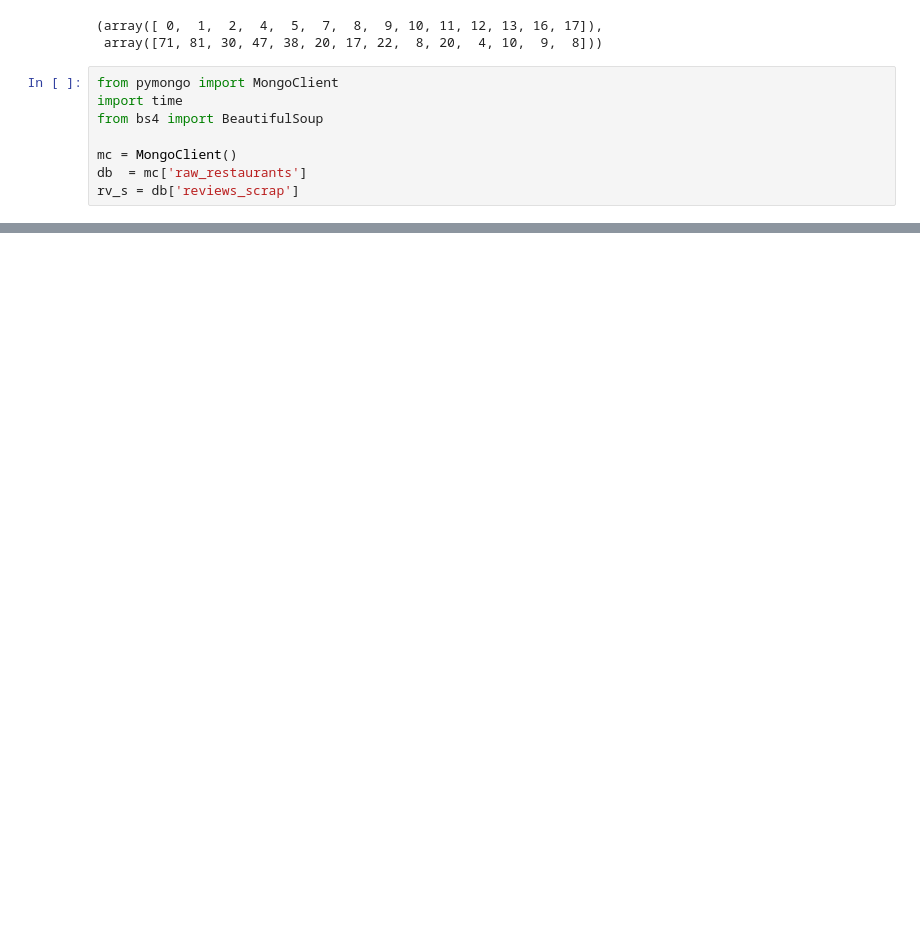
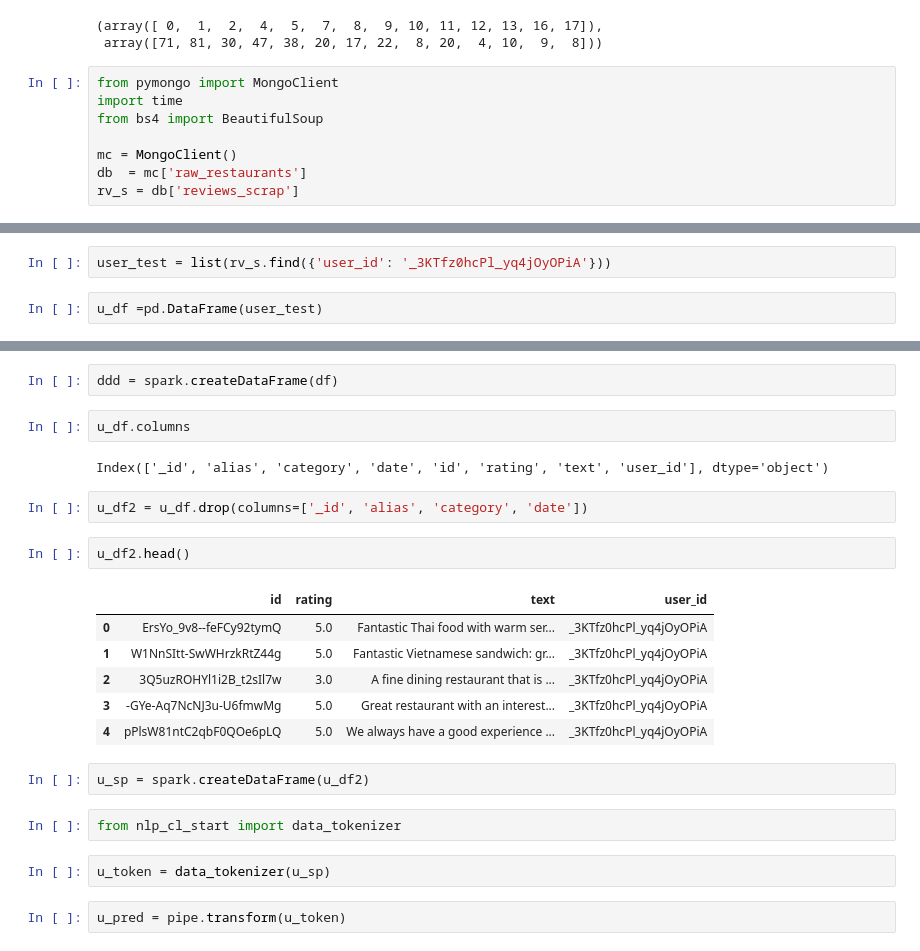
Before and after one commit to Myau5x/anti-recommender, a Jupyter notebook: proof_of_concept.ipynb, the cells around one changed output, grey strips where cells are left out. Drawn from its saved outputs; the diff is of its cells as text; blank space fills up the shorter version.

```diff
--- a/proof_of_concept.ipynb
+++ b/proof_of_concept.ipynb
@@ -65,0 +55,4 @@ rv_s.find()
+# %%
+user_test = list(rv_s.find({'user_id': '_3KTfz0hcPl_yq4jOyOPiA'}))
+# %%
+u_df =pd.DataFrame(user_test)
@@ -65,0 +68,25 @@ rv_s.find()
+# %%
+ddd = spark.createDataFrame(df)
+# %%
+u_df.columns
+# %% [output]
+Index(['_id', 'alias', 'category', 'date', 'id', 'rating', 'text', 'user_id'], dtype='object')
+# %%
+u_df2 = u_df.drop(columns=['_id', 'alias', 'category', 'date'])
+# %%
+u_df2.head()
+# %% [output]
+|  | id | rating | text | user_id |
+| 0 | ErsYo_9v8--feFCy92tymQ | 5.0 | Fantastic Thai food with warm ser... | _3KTfz0hcPl_yq4jOyOPiA |
+| 1 | W1NnSItt-SwWHrzkRtZ44g | 5.0 | Fantastic Vietnamese sandwich: gr... | _3KTfz0hcPl_yq4jOyOPiA |
+| 2 | 3Q5uzROHYl1i2B_t2sIl7w | 3.0 | A fine dining restaurant that is ... | _3KTfz0hcPl_yq4jOyOPiA |
+| 3 | -GYe-Aq7NcNJ3u-U6fmwMg | 5.0 | Great restaurant with an interest... | _3KTfz0hcPl_yq4jOyOPiA |
+| 4 | pPlsW81ntC2qbF0QOe6pLQ | 5.0 | We always have a good experience ... | _3KTfz0hcPl_yq4jOyOPiA |
+# %%
+u_sp = spark.createDataFrame(u_df2)
+# %%
+from nlp_cl_start import data_tokenizer
+# %%
+u_token = data_tokenizer(u_sp)
+# %%
+u_pred = pipe.transform(u_token)
```
Also changed, not shown: parts of 13 cells of this notebook, 2 other files.
